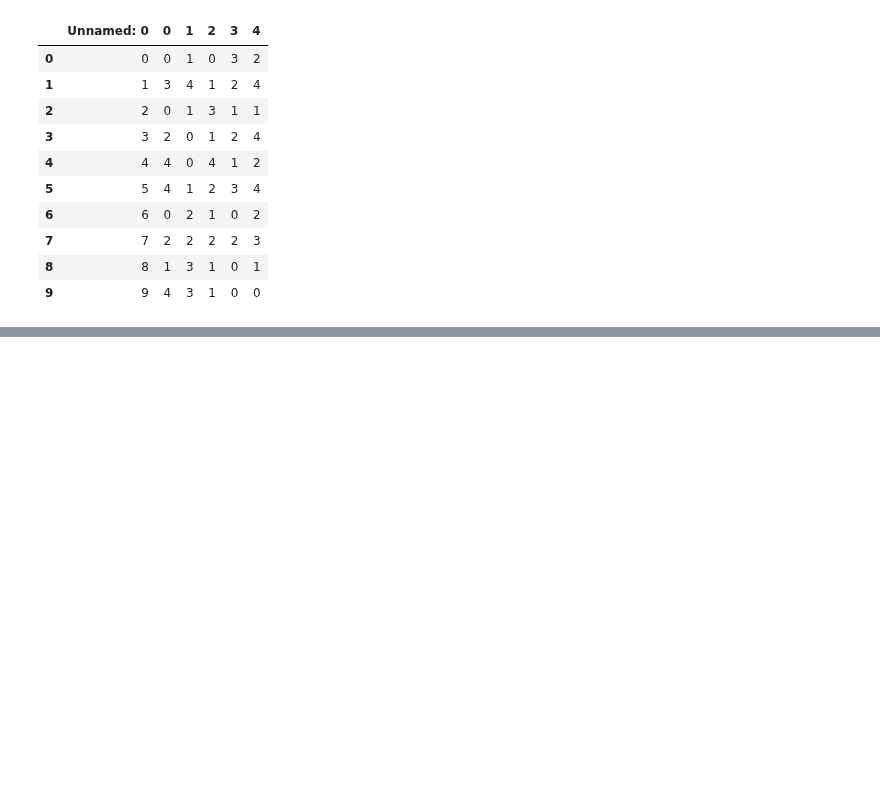
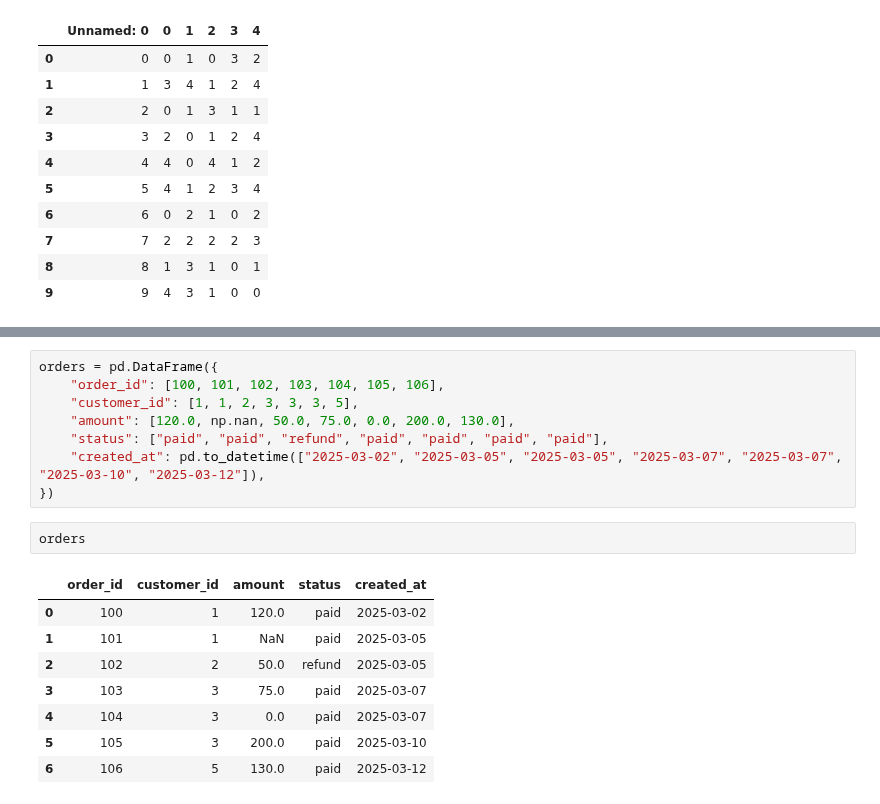
Before and after one commit to dnlmkhlv/ml, a Jupyter notebook: pandas/pandas_tutorial.ipynb, the cells around one changed output, grey strips where cells are left out. Drawn from its saved outputs; the diff is of its cells as text; blank space fills up the shorter version.

```diff
--- a/pandas/pandas_tutorial.ipynb
+++ b/pandas/pandas_tutorial.ipynb
@@ -1010,0 +1054,19 @@ pd.read_excel("foo.xlsx", "Sheet1", index_col=None, na_values=["NA"])
+# %%
+orders = pd.DataFrame({
+    "order_id": [100, 101, 102, 103, 104, 105, 106],
+    "customer_id": [1, 1, 2, 3, 3, 3, 5],
+    "amount": [120.0, np.nan, 50.0, 75.0, 0.0, 200.0, 130.0],
+    "status": ["paid", "paid", "refund", "paid", "paid", "paid", "paid"],
+    "created_at": pd.to_datetime(["2025-03-02", "2025-03-05", "2025-03-05", "2025-03-07", "2025-03-07", "2025-03-10", "2025-03-12"]),
+})
+# %%
+orders
+# %% [output]
+|  | order_id | customer_id | amount | status | created_at |
+| 0 | 100 | 1 | 120.0 | paid | 2025-03-02 |
+| 1 | 101 | 1 | NaN | paid | 2025-03-05 |
+| 2 | 102 | 2 | 50.0 | refund | 2025-03-05 |
+| 3 | 103 | 3 | 75.0 | paid | 2025-03-07 |
+| 4 | 104 | 3 | 0.0 | paid | 2025-03-07 |
+| 5 | 105 | 3 | 200.0 | paid | 2025-03-10 |
+| 6 | 106 | 5 | 130.0 | paid | 2025-03-12 |
```
Also changed, not shown: parts of 8 cells of this notebook, 1 other file.
